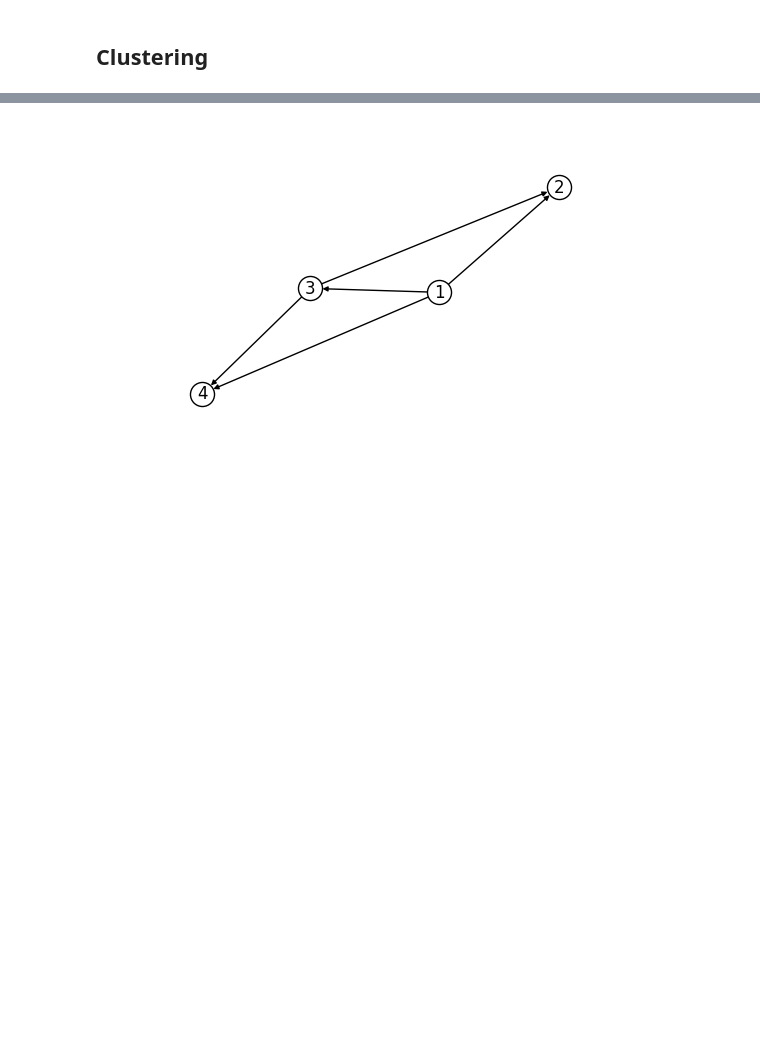
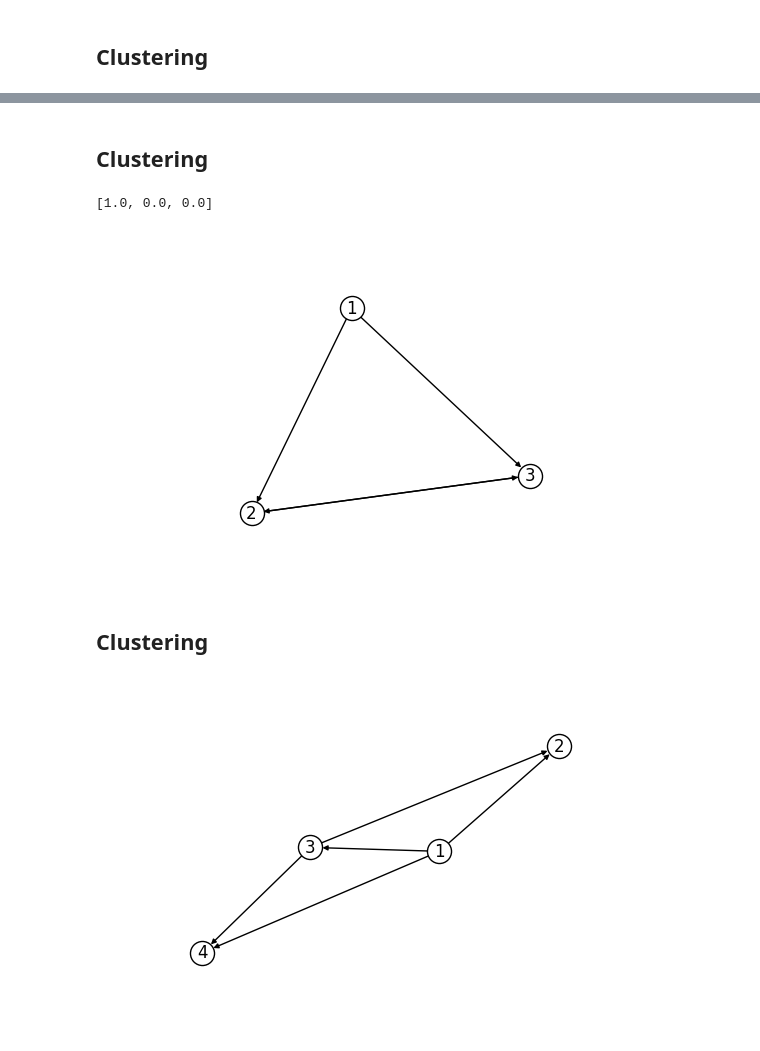
Before and after one commit to felix11h/network-measures-lecture_spp-workshop-18, a Jupyter notebook: network_analysis.ipynb, the cells around one changed output, grey strips where cells are left out. Cells and saved outputs as stored; diff of their text form; code cells hidden in the pictures; blank space fills up the shorter version.

```diff
--- a/network_analysis.ipynb
+++ b/network_analysis.ipynb
@@ -376 +414,11 @@ def simple_graph():
+# %% [markdown]
+## Clustering
+# %%
+g = simple_graph2()
+list(gt.local_clustering(g, undirected=False))
+# %% [output]
+[1.0, 0.0, 0.0]
+[figure, added]
+# %% [markdown]
+## Clustering
 # %%
```
Also changed, not shown: parts of 18 cells of this notebook, 1 other file.
